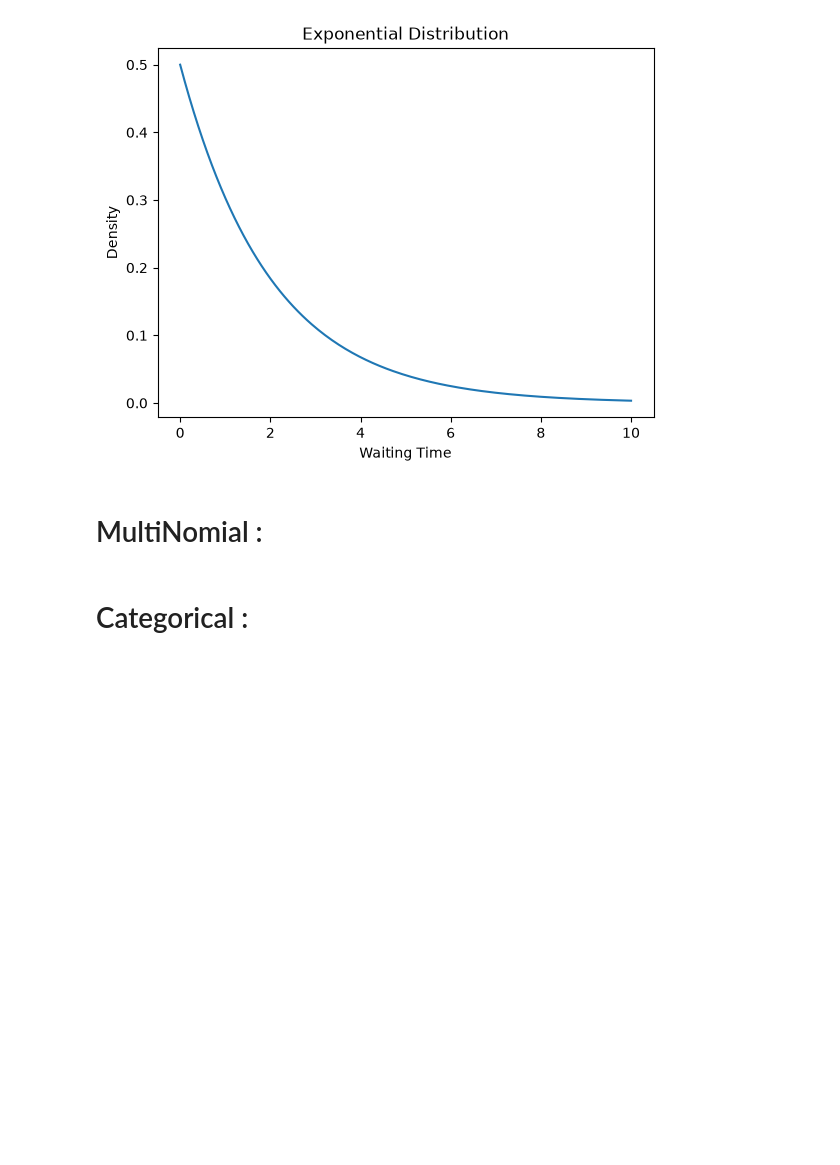
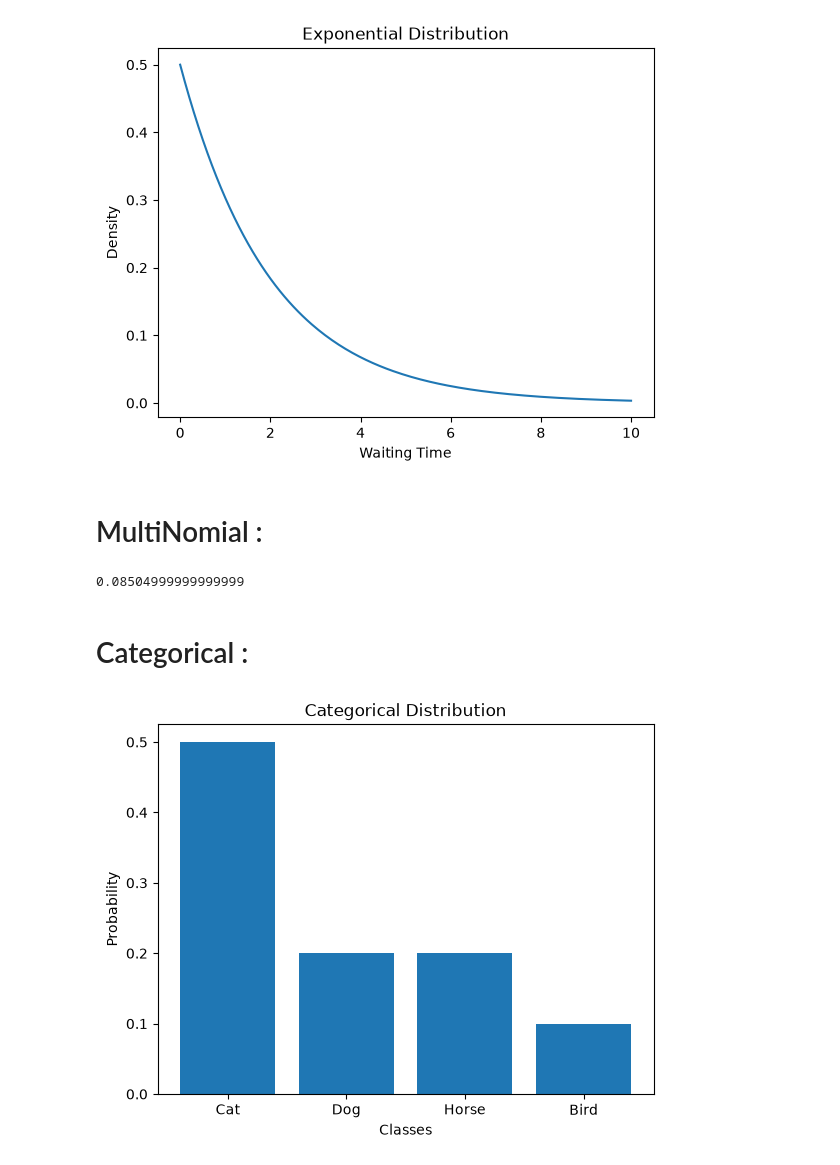
Before and after one commit to hassan-635/AI-Engineering-Course, a Jupyter notebook: Week_3_Mathematics/day_5_probability_and_distributions/prob_dist.ipynb, the cells around one changed output. Cells and saved outputs as stored; diff of their text form; code cells hidden in the pictures; blank space fills up the shorter version.

Commit message:
multinomial and categorical dist

```diff
--- a/Week_3_Mathematics/day_5_probability_and_distributions/prob_dist.ipynb
+++ b/Week_3_Mathematics/day_5_probability_and_distributions/prob_dist.ipynb
@@ -90,5 +90,22 @@ plt.show()
 [figure]
 # %% [markdown]
 # MultiNomial :
+# %%
+p=[0.2, 0.3, 0.5]
+n=10
+result = multinomial.pmf([2,3,5],n,p)
+print(result)
+# %% [output]
+0.08504999999999999
 # %% [markdown]
 # Categorical :
+# %%
+classes = ["Cat","Dog","Horse","Bird"]
+probabilities = [0.5,0.2,0.2,0.1]
+plt.bar(classes,probabilities)
+plt.title("Categorical Distribution")
+plt.xlabel("Classes")
+plt.ylabel("Probability")
+plt.show()
+# %% [output]
+[figure, added]
```
